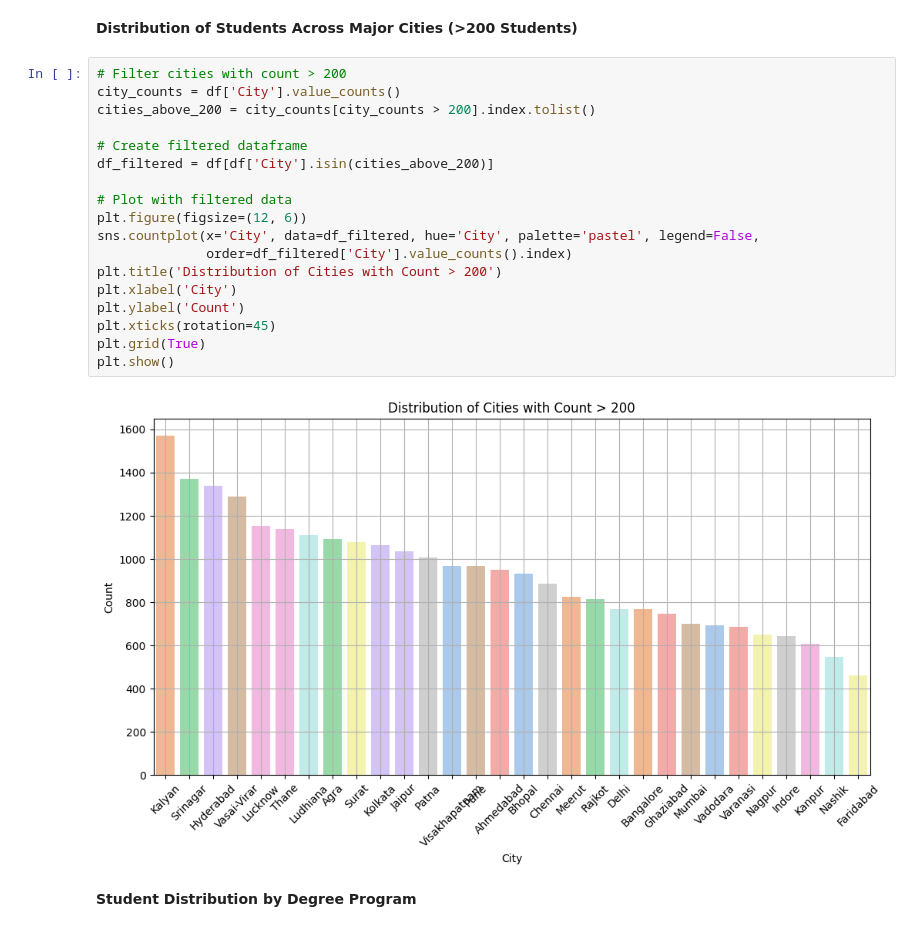
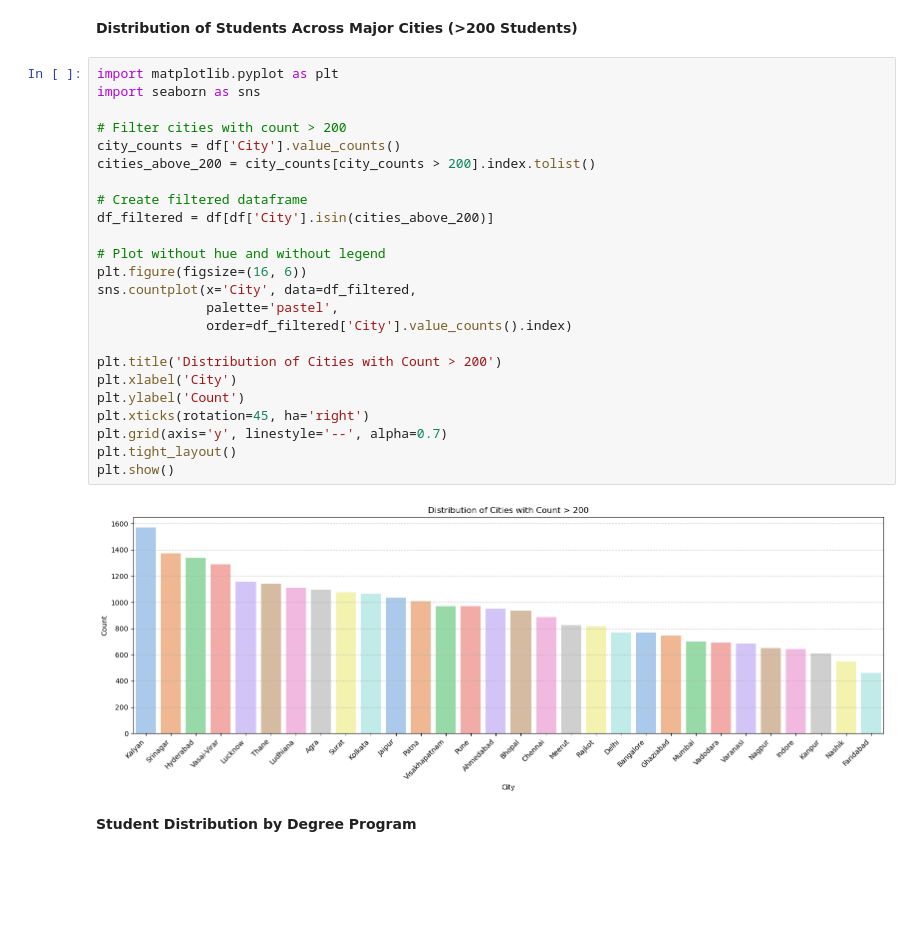
Before and after one commit to guyko29/student-depression-model, a Jupyter notebook: Student Depression Prediction.ipynb, the cells around one changed output. Drawn from its saved outputs; the diff is of its cells as text; blank space fills up the shorter version.

```diff
--- a/Student Depression Prediction.ipynb
+++ b/Student Depression Prediction.ipynb
@@ -125,25 +123,31 @@ plt.show()
 # %% [markdown]
 **Distribution of Students Across Major Cities (>200 Students)**
 # %%
+import matplotlib.pyplot as plt
+import seaborn as sns
+
 # Filter cities with count > 200
 city_counts = df['City'].value_counts()
 cities_above_200 = city_counts[city_counts > 200].index.tolist()
 
 # Create filtered dataframe
 df_filtered = df[df['City'].isin(cities_above_200)]
 
-# Plot with filtered data
-plt.figure(figsize=(12, 6))
-sns.countplot(x='City', data=df_filtered, hue='City', palette='pastel', legend=False,
+# Plot without hue and without legend
+plt.figure(figsize=(16, 6))
+sns.countplot(x='City', data=df_filtered,
+              palette='pastel',
               order=df_filtered['City'].value_counts().index)
+
 plt.title('Distribution of Cities with Count > 200')
 plt.xlabel('City')
 plt.ylabel('Count')
-plt.xticks(rotation=45)
-plt.grid(True)
+plt.xticks(rotation=45, ha='right')
+plt.grid(axis='y', linestyle='--', alpha=0.7)
+plt.tight_layout()
 plt.show()
 # %% [output]
-[figure, old version]
+[figure, new version]
 # %% [markdown]
 **Student Distribution by Degree Program**
 # %%
```
Also changed, not shown: parts of 11 cells of this notebook, 3 other files.
